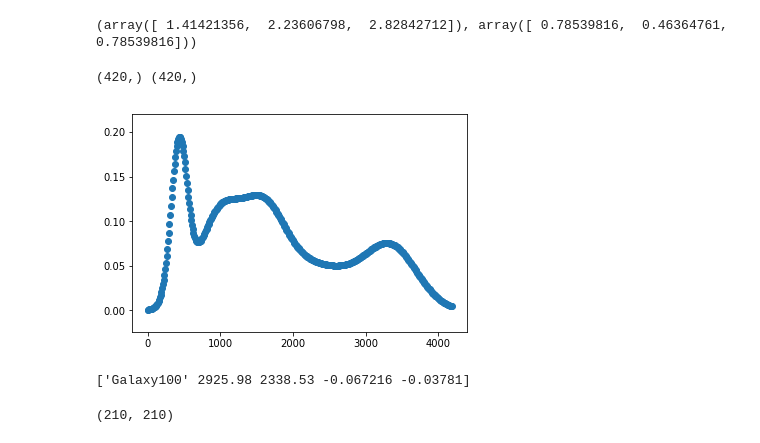
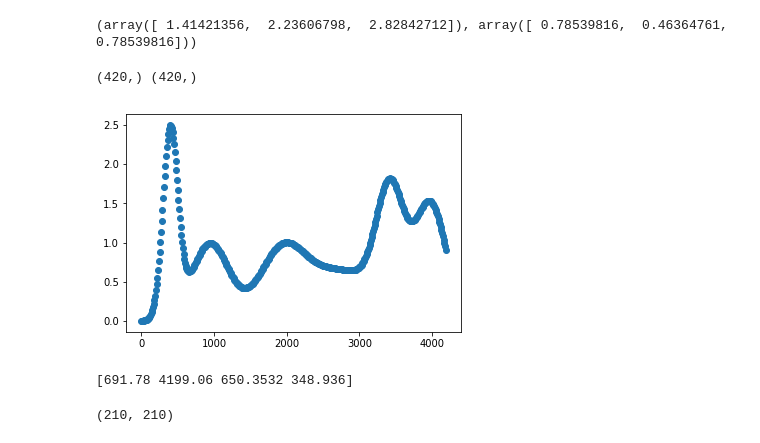
Before and after one commit to HTplex/probp.finalproject, a Jupyter notebook: 2.0-H.ipynb, the cells around one changed output. Saved outputs shown, nothing was run; the diff lists cells and outputs as text; code cells hidden in the pictures.

```diff
--- a/2.0-H.ipynb
+++ b/2.0-H.ipynb
@@ -411,9 +411,9 @@ print(l.shape)
 plt.hist(all_sky_glxy_halo_r.tolist(),21)
 plt.show()
 
-all_sky_xy_e1e2 = l[:,:4]
-all_sky_glxy_halo_r = l[:,4]
-all_sky_glxy_halo_p = l[:,5]
+sample_all_sky_xy_e1e2 = l[:,:4]
+sample_all_sky_glxy_halo_r = l[:,4]
+sample_all_sky_glxy_halo_p = l[:,5]
 # %% [output]
 (160842, 6)
 (3563, 6)
@@ -488,3 +491,13 @@ for i in range(n_epoch):
   inference.print_progress(info_dict)
 # %% [output]
  300/1000 [ 30%] █████████                      ETA: 596s | Loss: 74165.297
+# %%
+# train on resampled data
+n_epoch = 300
+train_loss = np.zeros(n_epoch)
+test_loss = np.zeros(n_epoch)
+for i in range(n_epoch):
+  info_dict = inference.update(feed_dict={in_data: sample_all_sky_xy_e1e2, out_r: sample_all_sky_glxy_halo_r,out_p: sample_all_sky_glxy_halo_p })
+  train_loss[i] = info_dict['loss']
+  test_loss[i] = sess.run(inference.loss, feed_dict={in_data: sample_all_sky_xy_e1e2, out_r: sample_all_sky_glxy_halo_r,out_p: sample_all_sky_glxy_halo_p })
+  inference.print_progress(info_dict)
@@ -556,18 +586,19 @@ print(r_t_glxy_halo(np.array([[1.,1.],[1.,2.],[2.,2.]]),np.array([0.,0.])))
 # %% [output]
 (array([ 1.41421356,  2.23606798,  2.82842712]), array([ 0.78539816,  0.46364761,  0.78539816]))
 # %%
-g = 99
+g = 8
 a = np.arange(1,4200,10)/4200.
-b = r_list[g].prob(a.tolist()).eval()*(all_sky_star[2][g][3]**2+all_sky_star[2][g][4]**2)**(1/2.)
+b = r_list[g].prob(a.tolist()).eval()
 print(a.shape, b.shape)
 plt.scatter((a*4200.).tolist(), b.tolist())
 plt.show()
-print(all_sky_star[2][g])
+s = all_sky_xy_e1e2[all_sky_glxy_no[2]:all_sky_glxy_no[3]]
+print(s[g]*4200.)
 # print(r_list[0].prob(1. ).eval())
 # %% [output]
 (420,) (420,)
-[figure, old version]
+[figure, new version]
-['Galaxy100' 2925.98 2338.53 -0.067216 -0.03781]
+[691.78 4199.06 650.3532 348.936]
 # %%
 print(r_list[1].prob([[0.1,0.2],[0.3,0.4]]).eval())
 # %%
```
Also changed, not shown: parts of 6 cells of this notebook, 1 other file.
